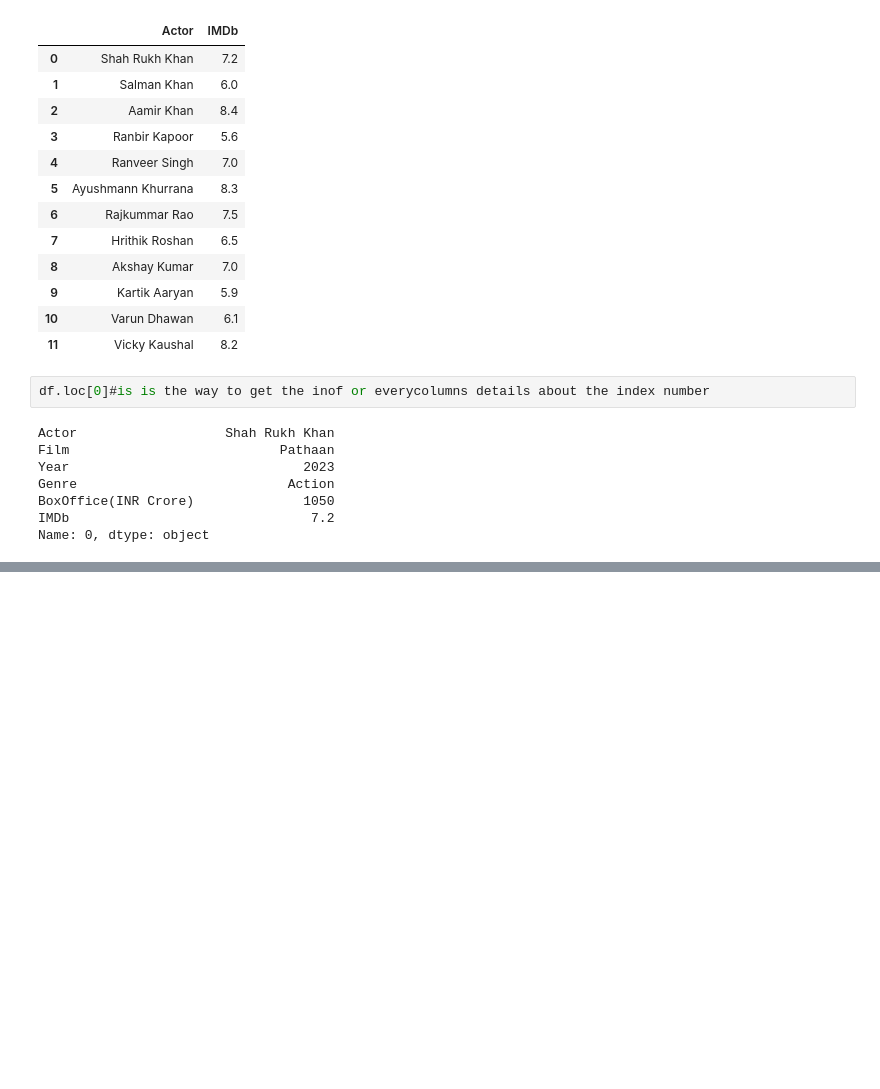
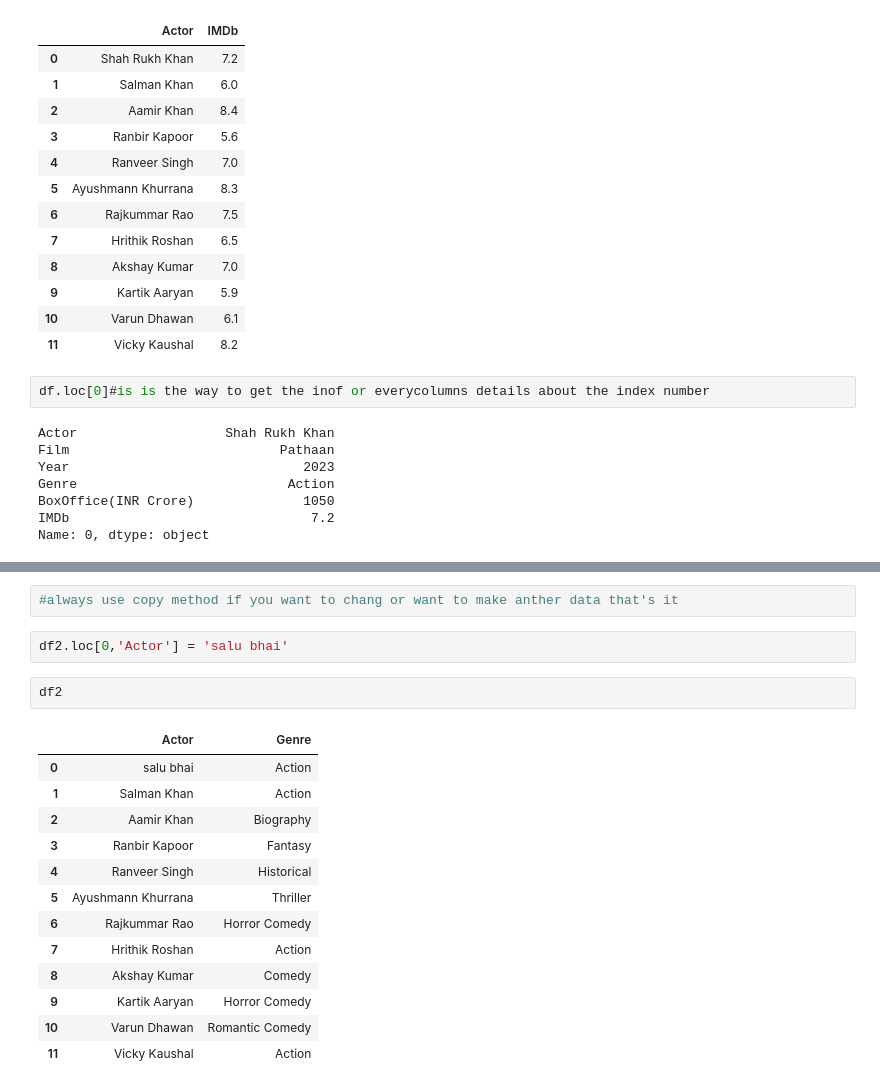
Before and after one commit to Venux09/Data-science-learning, a Jupyter notebook: pandas -- python library/filtering_selection.ipynb, the cells around one changed output, grey strips where cells are left out. Saved outputs shown, nothing was run; the diff lists cells and outputs as text; blank space fills up the shorter version.

```diff
--- a/pandas -- python library/filtering_selection.ipynb
+++ b/pandas -- python library/filtering_selection.ipynb
@@ -62,0 +146,20 @@ Name: 0, dtype: object
+# %%
+#always use copy method if you want to chang or want to make anther data that's it
+# %%
+df2.loc[0,'Actor'] = 'salu bhai'
+# %%
+df2
+# %% [output]
+|  | Actor | Genre |
+| 0 | salu bhai | Action |
+| 1 | Salman Khan | Action |
+| 2 | Aamir Khan | Biography |
+| 3 | Ranbir Kapoor | Fantasy |
+| 4 | Ranveer Singh | Historical |
+| 5 | Ayushmann Khurrana | Thriller |
+| 6 | Rajkummar Rao | Horror Comedy |
+| 7 | Hrithik Roshan | Action |
+| 8 | Akshay Kumar | Comedy |
+| 9 | Kartik Aaryan | Horror Comedy |
+| 10 | Varun Dhawan | Romantic Comedy |
+| 11 | Vicky Kaushal | Action |
```
Also changed, not shown: parts of 16 cells of this notebook, 1 other file.
